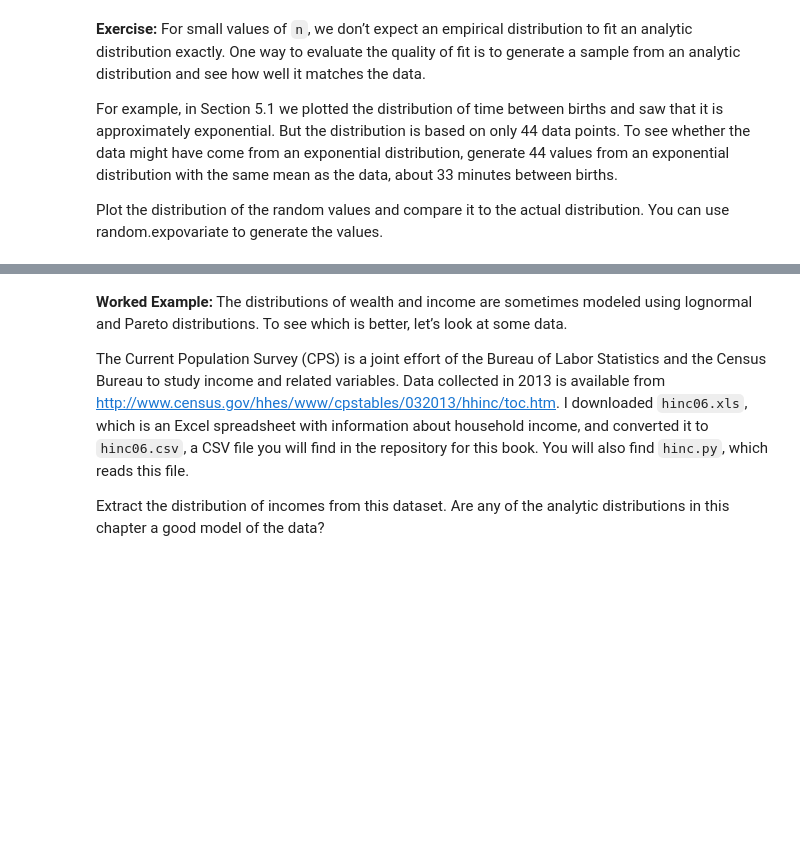
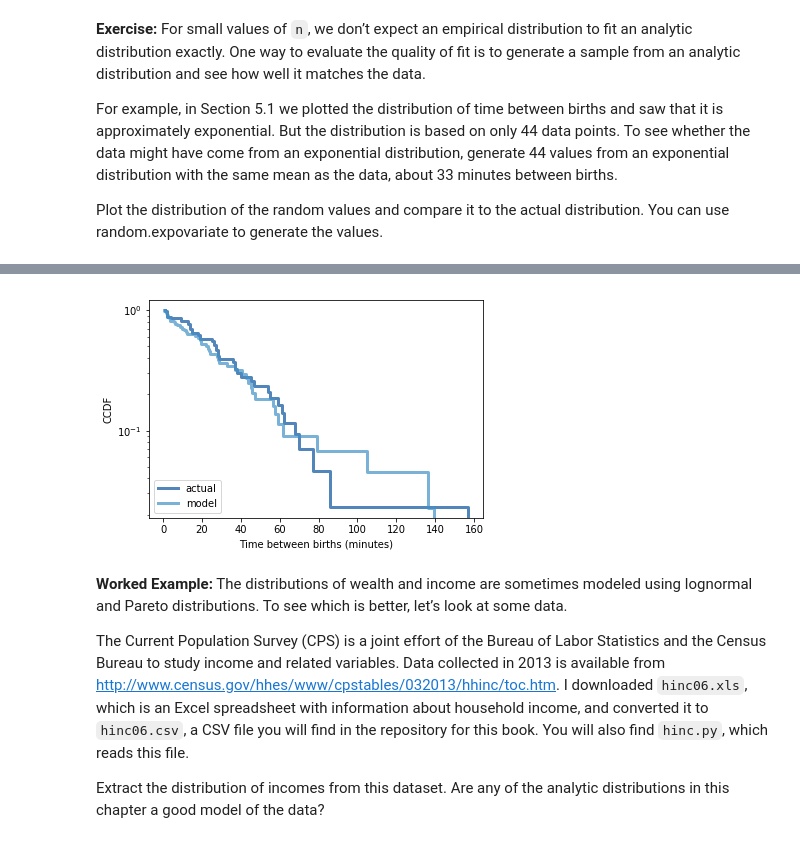
Before and after one commit to joaomarcoslds/ThinkStats2, a Jupyter notebook: code/chap05ex.ipynb, the cells around one changed output, grey strips where cells are left out. Saved outputs shown, nothing was run; the diff lists cells and outputs as text; code cells hidden in the pictures; blank space fills up the shorter version.

```diff
--- a/code/chap05ex.ipynb
+++ b/code/chap05ex.ipynb
@@ -479,3 +475,12 @@ sample = [random.expovariate(lam) for _ in range(n)]
+# %%
+# Solution goes here
+model = thinkstats2.Cdf(sample, label='model')
+
+thinkplot.PrePlot(2)
+thinkplot.Cdfs([cdf, model], complement=True)
+thinkplot.Config(xlabel='Time between births (minutes)', ylabel='CCDF', yscale='log')
+# %% [output]
+[figure, added]
 # %% [markdown]
 **Worked Example:** The distributions of wealth and income are sometimes modeled using lognormal and Pareto distributions. To see which is better, let’s look at some data.
 
```
Also changed, not shown: parts of 11 cells of this notebook.
